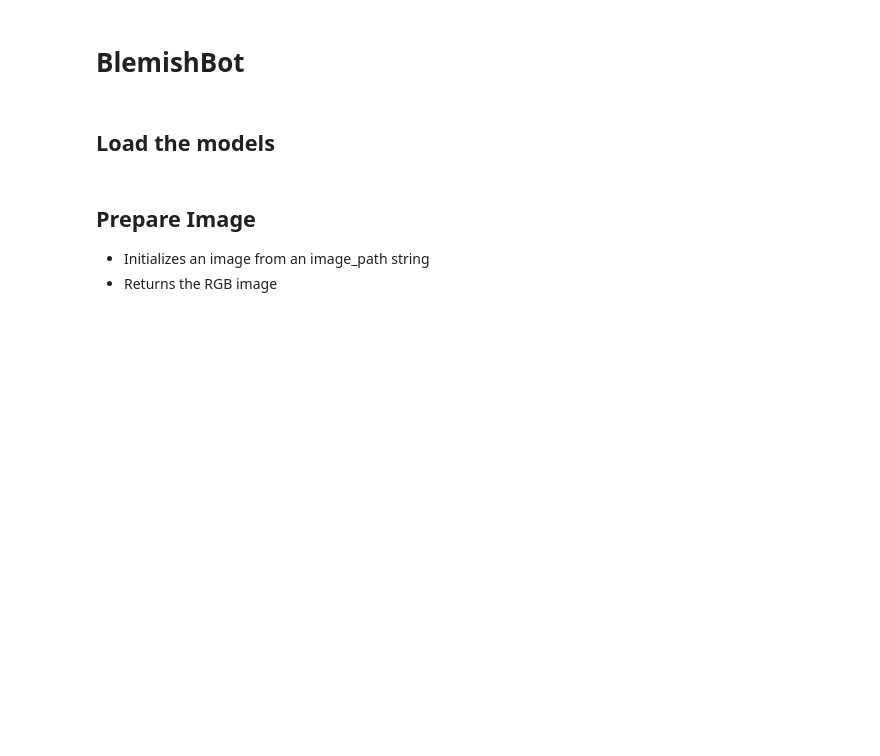
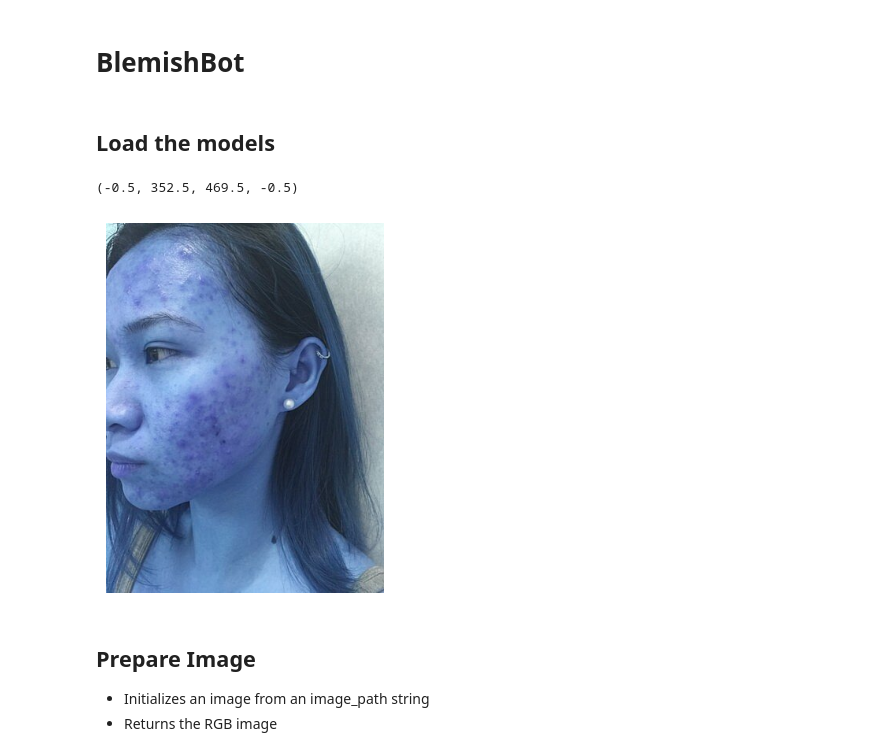
Before and after one commit to Dewiin/DTM_CTP2024, a Jupyter notebook: blemish_bot.ipynb, the cells around one changed output. Cells and saved outputs as stored; diff of their text form; code cells hidden in the pictures; blank space fills up the shorter version.

```diff
--- a/blemish_bot.ipynb
+++ b/blemish_bot.ipynb
@@ -36,15 +26,13 @@ sr_model.load_weights('models/RealESRGAN_x4.pth', download=True)
 # %%
 # test_image_path = 'detection_test.webp'
-test_image_path = 'sample_inputs/detection_test_3.webp'
+test_image_path = 'sample_inputs/detection_test.jpeg'
 test_image = cv2.imread(test_image_path)
-
-# Upscale an image
-# test_image = Image.open(test_image_path).convert("RGB")
-# upscaled_image = model.predict(test_image)
-# upscaled_image.save("upscaled_image.jpg")
 
 plt.imshow(test_image)
 plt.axis('off')
+# %% [output]
+(-0.5, 352.5, 469.5, -0.5)
+[figure, added]
 # %% [markdown]
 ## Prepare Image
 - Initializes an image from an image_path string
```
Also changed, not shown: parts of 18 cells of this notebook, 12 other files.
